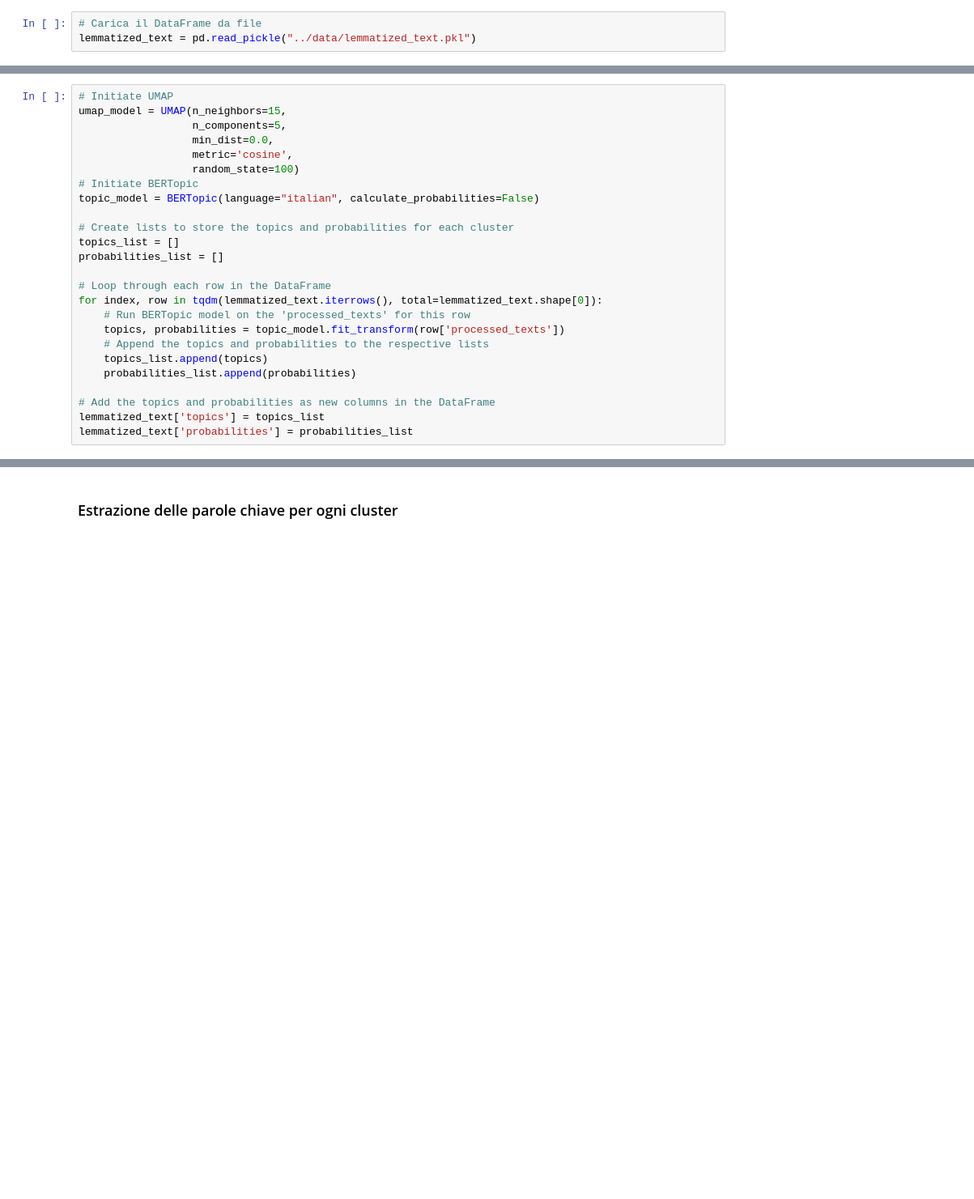
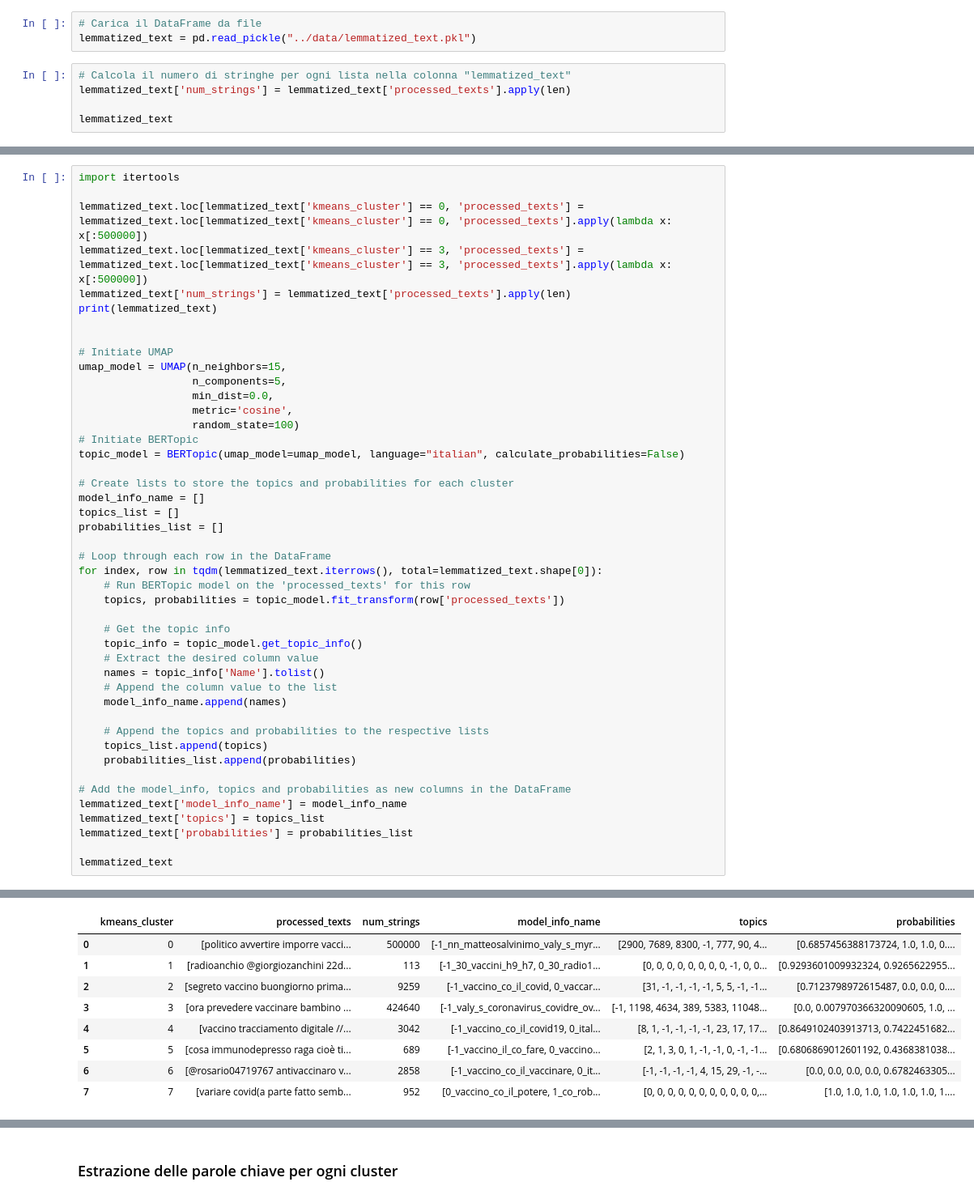
Before and after one commit to davisf20/characterization-of-user-misbehavior-in-online-social-media, a Jupyter notebook: notebooks/clustersCharacterization.ipynb, the cells around one changed output, grey strips where cells are left out. Shown at 81% size. Cells and saved outputs as stored; diff of their text form; blank space fills up the shorter version.

Commit message:
feat: bertopic

```diff
--- a/notebooks/clustersCharacterization.ipynb
+++ b/notebooks/clustersCharacterization.ipynb
@@ -316,3 +401,8 @@ lemmatized_text.to_pickle("../data/lemmatized_text.pkl")
 # %%
 # Carica il DataFrame da file
 lemmatized_text = pd.read_pickle("../data/lemmatized_text.pkl")
+# %%
+# Calcola il numero di stringhe per ogni lista nella colonna "lemmatized_text"
+lemmatized_text['num_strings'] = lemmatized_text['processed_texts'].apply(len)
+
+lemmatized_text
@@ -319,4 +419,12 @@ lemmatized_text = pd.read_pickle("../data/lemmatized_text.pkl")
 # %%
+import itertools
+
+lemmatized_text.loc[lemmatized_text['kmeans_cluster'] == 0, 'processed_texts'] = lemmatized_text.loc[lemmatized_text['kmeans_cluster'] == 0, 'processed_texts'].apply(lambda x: x[:500000])
+lemmatized_text.loc[lemmatized_text['kmeans_cluster'] == 3, 'processed_texts'] = lemmatized_text.loc[lemmatized_text['kmeans_cluster'] == 3, 'processed_texts'].apply(lambda x: x[:500000])
+lemmatized_text['num_strings'] = lemmatized_text['processed_texts'].apply(len)
+print(lemmatized_text)
+
+
 # Initiate UMAP
 umap_model = UMAP(n_neighbors=15,
                   n_components=5,
@@ -324,9 +432,10 @@ umap_model = UMAP(n_neighbors=15,
                   metric='cosine',
                   random_state=100)
 # Initiate BERTopic
-topic_model = BERTopic(language="italian", calculate_probabilities=False)
+topic_model = BERTopic(umap_model=umap_model, language="italian", calculate_probabilities=False)
 
 # Create lists to store the topics and probabilities for each cluster
+model_info_name = []
 topics_list = []
 probabilities_list = []
 
@@ -334,11 +443,22 @@ probabilities_list = []
 for index, row in tqdm(lemmatized_text.iterrows(), total=lemmatized_text.shape[0]):
     # Run BERTopic model on the 'processed_texts' for this row
     topics, probabilities = topic_model.fit_transform(row['processed_texts'])
+
+    # Get the topic info
+    topic_info = topic_model.get_topic_info()
+    # Extract the desired column value
+    names = topic_info['Name'].tolist()
+    # Append the column value to the list
+    model_info_name.append(names)
+
     # Append the topics and probabilities to the respective lists
     topics_list.append(topics)
     probabilities_list.append(probabilities)
 
-# Add the topics and probabilities as new columns in the DataFrame
+# Add the model_info, topics and probabilities as new columns in the DataFrame
+lemmatized_text['model_info_name'] = model_info_name
 lemmatized_text['topics'] = topics_list
 lemmatized_text['probabilities'] = probabilities_list
+
+lemmatized_text
 # %% [output]
@@ -345,0 +484,9 @@ MemoryError: Unable to allocate 12.2 GiB for an array with shape (1391063, 1179)
+|  | kmeans_cluster | processed_texts | num_strings | model_info_name | topics | probabilities |
+| 0 | 0 | [politico avvertire imporre vacci... | 500000 | [-1_nn_matteosalvinimo_valy_s_myr... | [2900, 7689, 8300, -1, 777, 90, 4... | [0.6857456388173724, 1.0, 1.0, 0.... |
+| 1 | 1 | [radioanchio @giorgiozanchini 22d... | 113 | [-1_30_vaccini_h9_h7, 0_30_radio1... | [0, 0, 0, 0, 0, 0, 0, 0, -1, 0, 0... | [0.9293601009932324, 0.9265622955... |
+| 2 | 2 | [segreto vaccino buongiorno prima... | 9259 | [-1_vaccino_co_il_covid, 0_vaccar... | [31, -1, -1, -1, -1, 5, 5, -1, -1... | [0.7123798972615487, 0.0, 0.0, 0.... |
+| 3 | 3 | [ora prevedere vaccinare bambino ... | 424640 | [-1_valy_s_coronavirus_covidre_ov... | [-1, 1198, 4634, 389, 5383, 11048... | [0.0, 0.007970366320090605, 1.0, ... |
+| 4 | 4 | [vaccino tracciamento digitale //... | 3042 | [-1_vaccino_co_il_covid19, 0_ital... | [8, 1, -1, -1, -1, -1, 23, 17, 17... | [0.8649102403913713, 0.7422451682... |
+| 5 | 5 | [cosa immunodepresso raga cioè ti... | 689 | [-1_vaccino_il_co_fare, 0_vaccino... | [2, 1, 3, 0, 1, -1, -1, 0, -1, -1... | [0.6806869012601192, 0.4368381038... |
+| 6 | 6 | [@rosario04719767 antivaccinaro v... | 2858 | [-1_vaccino_co_il_vaccinare, 0_it... | [-1, -1, -1, -1, 4, 15, 29, -1, -... | [0.0, 0.0, 0.0, 0.0, 0.6782463305... |
+| 7 | 7 | [variare covid(a parte fatto semb... | 952 | [0_vaccino_co_il_potere, 1_co_rob... | [0, 0, 0, 0, 0, 0, 0, 0, 0, 0, 0,... | [1.0, 1.0, 1.0, 1.0, 1.0, 1.0, 1.... |
```
Also changed, not shown: parts of 14 cells of this notebook.
